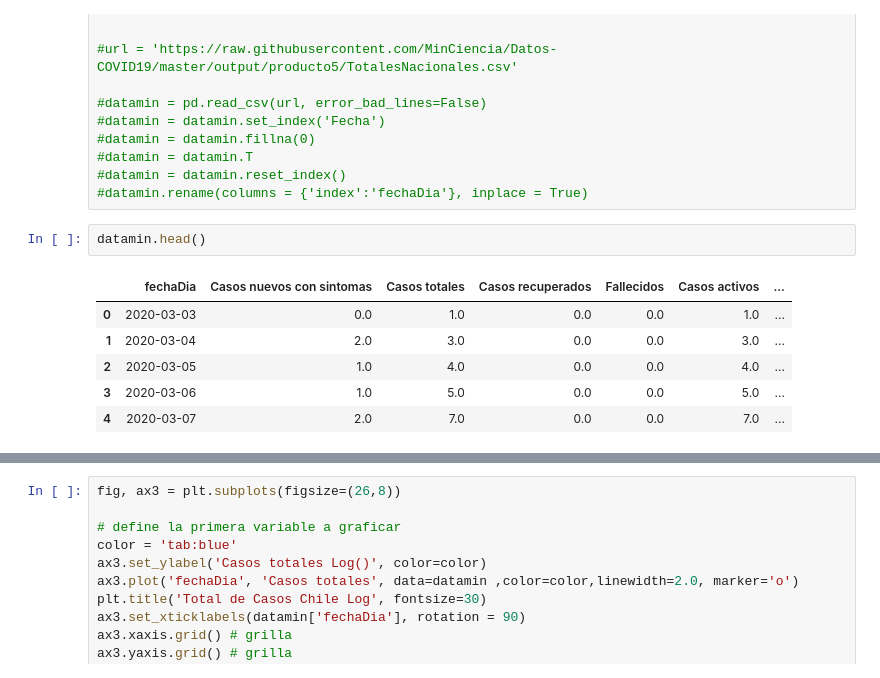
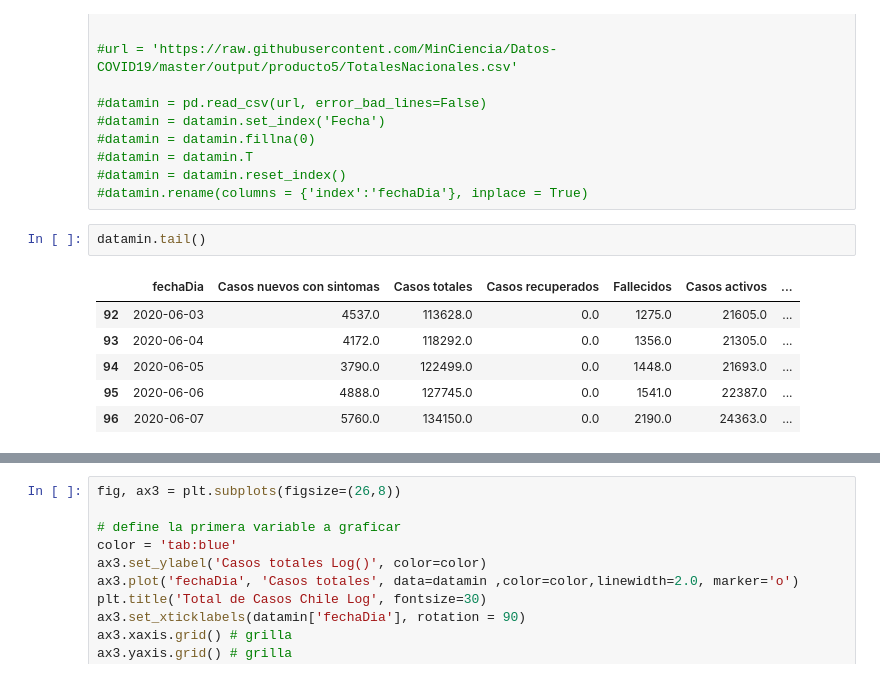
Before and after one commit to gmezaarrepol/informacionCovid, a Jupyter notebook: covid19_chile.ipynb, the cells around one changed output, grey strips where cells are left out. Saved outputs shown, nothing was run; the diff lists cells and outputs as text.

```diff
--- a/covid19_chile.ipynb
+++ b/covid19_chile.ipynb
@@ -27,14 +27,14 @@ datamin.rename(columns = {'Fecha':'fechaDia'}, inplace = True)
 #datamin = datamin.reset_index()
 #datamin.rename(columns = {'index':'fechaDia'}, inplace = True)
 # %%
-datamin.head()
+datamin.tail()
 # %% [output]
 |  | fechaDia | Casos nuevos con sintomas | Casos totales | Casos recuperados | Fallecidos | Casos activos | ... |
-| 0 | 2020-03-03 | 0.0 | 1.0 | 0.0 | 0.0 | 1.0 | ... |
-| 1 | 2020-03-04 | 2.0 | 3.0 | 0.0 | 0.0 | 3.0 | ... |
-| 2 | 2020-03-05 | 1.0 | 4.0 | 0.0 | 0.0 | 4.0 | ... |
-| 3 | 2020-03-06 | 1.0 | 5.0 | 0.0 | 0.0 | 5.0 | ... |
-| 4 | 2020-03-07 | 2.0 | 7.0 | 0.0 | 0.0 | 7.0 | ... |
+| 92 | 2020-06-03 | 4537.0 | 113628.0 | 0.0 | 1275.0 | 21605.0 | ... |
+| 93 | 2020-06-04 | 4172.0 | 118292.0 | 0.0 | 1356.0 | 21305.0 | ... |
+| 94 | 2020-06-05 | 3790.0 | 122499.0 | 0.0 | 1448.0 | 21693.0 | ... |
+| 95 | 2020-06-06 | 4888.0 | 127745.0 | 0.0 | 1541.0 | 22387.0 | ... |
+| 96 | 2020-06-07 | 5760.0 | 134150.0 | 0.0 | 2190.0 | 24363.0 | ... |
 # %%
 fig, ax3 = plt.subplots(figsize=(26,8))
 
```
Also changed, not shown: parts of 13 cells of this notebook.
